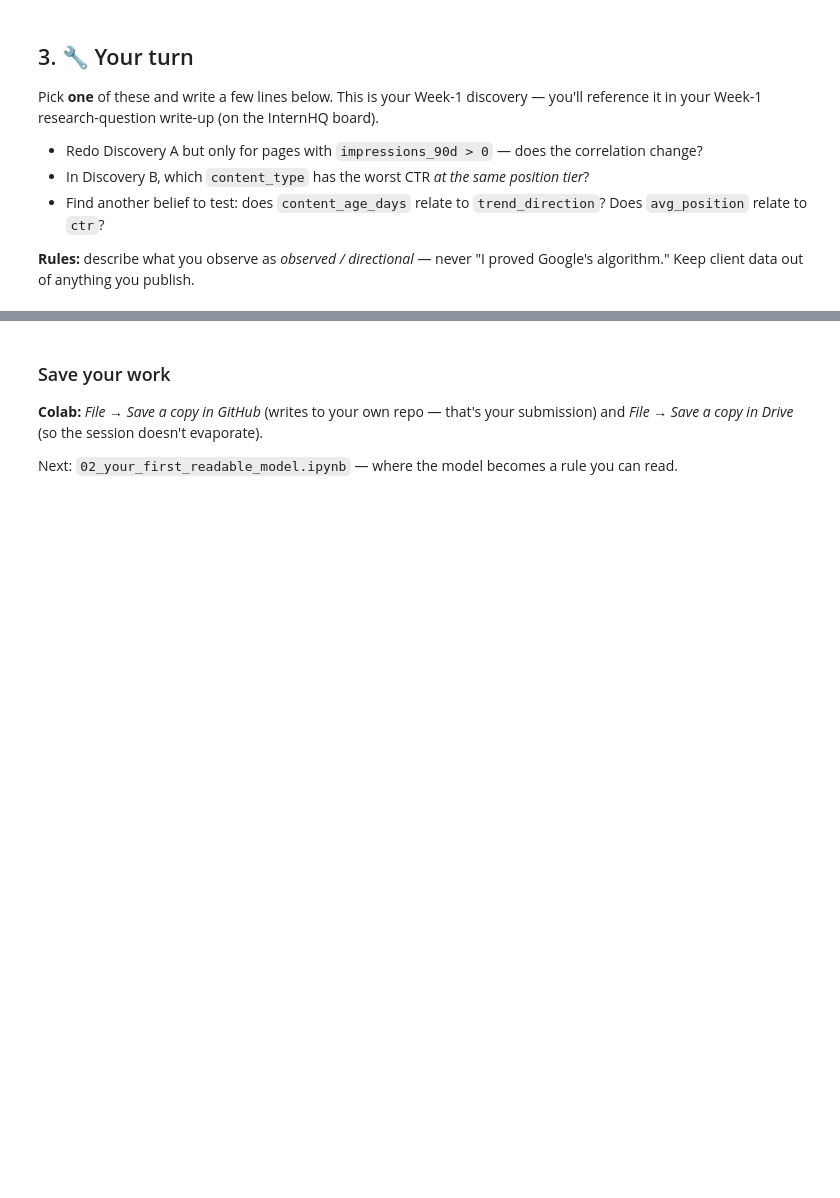
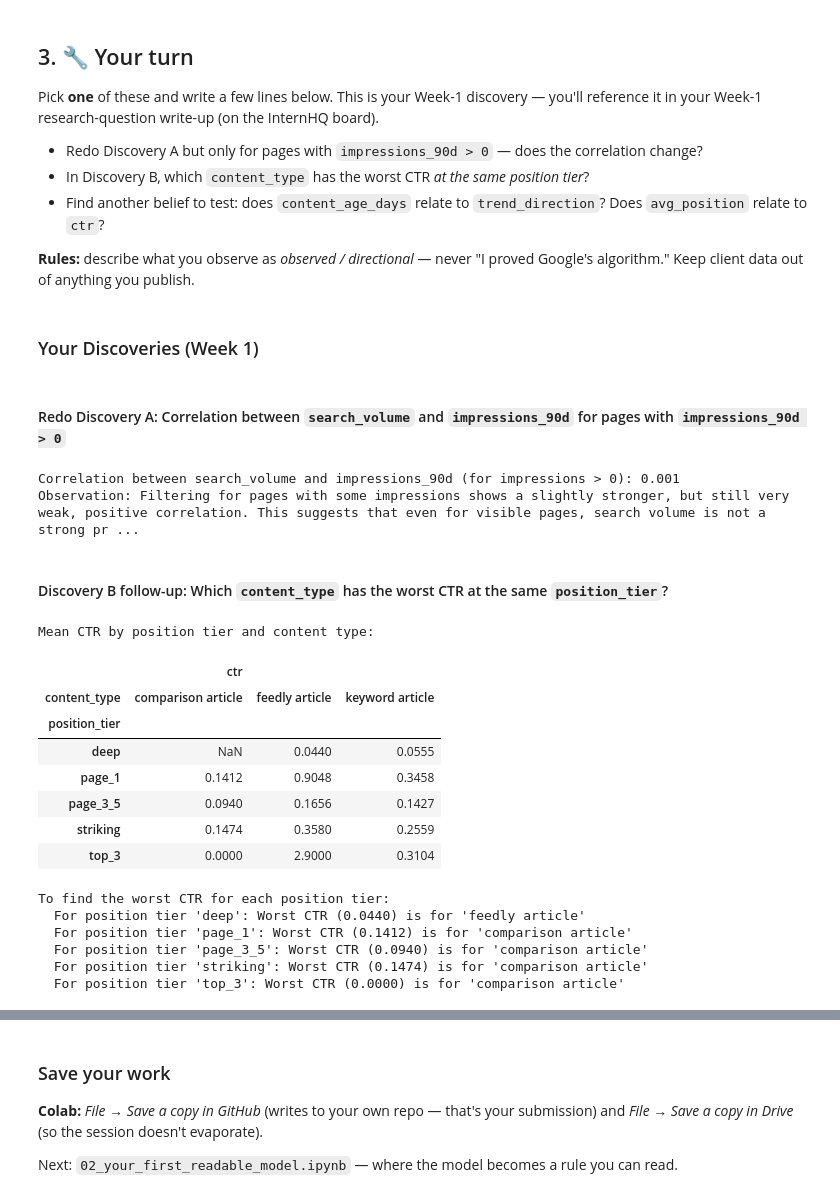
Before and after one commit to d1vyesh-27/flyrank-ai-internship-ml, a Jupyter notebook: notebooks/01_first_look_and_discovery.ipynb, the cells around one changed output, grey strips where cells are left out. Saved outputs shown, nothing was run; the diff lists cells and outputs as text; code cells hidden in the pictures; blank space fills up the shorter version.

```diff
--- a/notebooks/01_first_look_and_discovery.ipynb
+++ b/notebooks/01_first_look_and_discovery.ipynb
@@ -151,3 +151,44 @@ Pick **one** of these and write a few lines below. This is your Week-1 discovery
 **Rules:** describe what you observe as *observed / directional* — never "I proved Google's algorithm." Keep client data out of anything you publish.
 # %%
 # Your discovery here
+# %% [markdown]
+### Your Discoveries (Week 1)
+# %% [markdown]
+#### Redo Discovery A: Correlation between `search_volume` and `impressions_90d` for pages with `impressions_90d > 0`
+# %%
+df_visible_impressions = df[df["impressions_90d"] > 0]
+corr_filtered = df_visible_impressions["search_volume"].corr(df_visible_impressions["impressions_90d"])
+print(f"Correlation between search_volume and impressions_90d (for impressions > 0): {corr_filtered:.3f}")
+print("Observation: Filtering for pages with some impressions shows a slightly stronger, but still very weak, positive correlation. This suggests that even for visible pages, search volume is not a strong predictor of actual traffic.")
+# %% [output]
+Correlation between search_volume and impressions_90d (for impressions > 0): 0.001
+Observation: Filtering for pages with some impressions shows a slightly stronger, but still very weak, positive correlation. This suggests that even for visible pages, search volume is not a strong pr ...
+# %% [markdown]
+#### Discovery B follow-up: Which `content_type` has the worst CTR at the same `position_tier`?
+# %%
+ctr_by_pos_and_type = visible.groupby(["position_tier", "content_type"])[["ctr"]].mean().unstack()
+
+print("Mean CTR by position tier and content type:")
+display(ctr_by_pos_and_type.round(4))
+
+print("\nTo find the worst CTR for each position tier:")
+for pos_tier in ctr_by_pos_and_type.index:
+    min_ctr = ctr_by_pos_and_type.loc[pos_tier].min()
+    worst_type = ctr_by_pos_and_type.loc[pos_tier].idxmin()
+    print(f"  For position tier '{pos_tier}': Worst CTR ({min_ctr:.4f}) is for '{worst_type[1]}'")
+# %% [output]
+Mean CTR by position tier and content type:
+|  | ctr |  |  |
+| content_type | comparison article | feedly article | keyword article |
+| position_tier |  |  |  |
+| deep | NaN | 0.0440 | 0.0555 |
+| page_1 | 0.1412 | 0.9048 | 0.3458 |
+| page_3_5 | 0.0940 | 0.1656 | 0.1427 |
+| striking | 0.1474 | 0.3580 | 0.2559 |
+| top_3 | 0.0000 | 2.9000 | 0.3104 |
+To find the worst CTR for each position tier:
+  For position tier 'deep': Worst CTR (0.0440) is for 'feedly article'
+  For position tier 'page_1': Worst CTR (0.1412) is for 'comparison article'
+  For position tier 'page_3_5': Worst CTR (0.0940) is for 'comparison article'
+  For position tier 'striking': Worst CTR (0.1474) is for 'comparison article'
+  For position tier 'top_3': Worst CTR (0.0000) is for 'comparison article'
```
Also changed, not shown: parts of 4 cells of this notebook.
